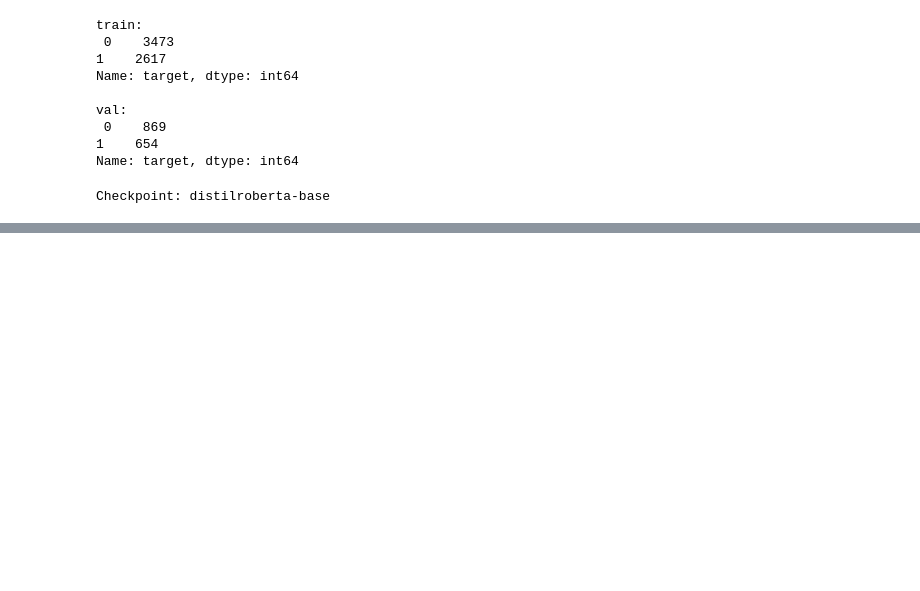
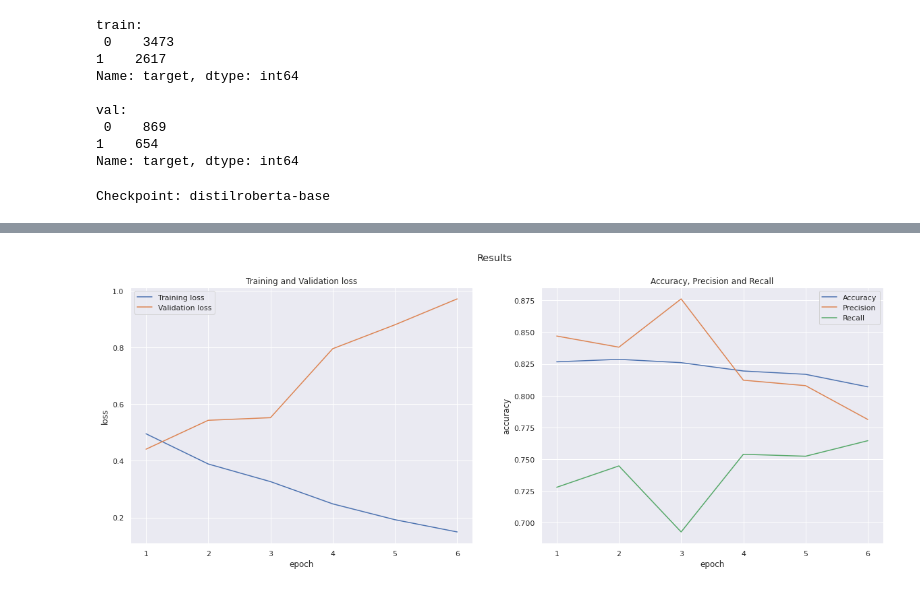
Before and after one commit to EricJohanssoon/disaster_tweets, a Jupyter notebook: disaster_tweets.ipynb, the cells around one changed output, grey strips where cells are left out. Cells and saved outputs as stored; diff of their text form; code cells hidden in the pictures; blank space fills up the shorter version.

Commit message:
Trained and made inference

```diff
--- a/disaster_tweets.ipynb
+++ b/disaster_tweets.ipynb
@@ -116,11 +118,11 @@ model = AutoModelForSequenceClassification.from_pretrained(
 
 # hyperparams
 training_args = TrainingArguments(
-    output_dir="junk_filter_model_1",
+    output_dir="disaster_model_1",
     evaluation_strategy="epoch",
     logging_strategy="epoch",
     save_strategy="epoch",
-    num_train_epochs=2,
+    num_train_epochs=6,
     #learning_rate=5e-6, # set to 5e-6 for roberta-large to avoid local optimum
     load_best_model_at_end=True,
     metric_for_best_model='precision',
@@ -175,0 +282,9 @@ KeyboardInterrupt:
+# %%
+#Retrieving history
+history = trainer.state.log_history.copy()
+
+df_history = history_to_df(history)
+
+#Printing lowest evaluation loss
+print(f"Highest precision at: {df_history['precision'].max():.4f} at epoch {np.argmax(df_history['precision'])}")
+df_history
@@ -175,0 +300,18 @@ KeyboardInterrupt:
+# %%
+# visualization of training history
+sns.set_theme(style="darkgrid")
+
+fig, axes = plt.subplots(1, 2, sharex=True, figsize=(20,7))
+fig.suptitle('Results')
+
+sns.lineplot(ax=axes[0], x=df_history['epoch'], y=df_history['loss'], label='Training loss')
+sns.lineplot(ax=axes[0], x=df_history['epoch'], y=df_history['eval_loss'], label='Validation loss')
+axes[0].set_title('Training and Validation loss')
+
+
+sns.lineplot(ax=axes[1], x=df_history['epoch'], y=df_history['accuracy'], label='Accuracy')
+sns.lineplot(ax=axes[1], x=df_history['epoch'], y=df_history['precision'], label='Precision')
+sns.lineplot(ax=axes[1], x=df_history['epoch'], y=df_history['recall'], label='Recall')
+axes[1].set_title('Accuracy, Precision and Recall');
+# %% [output]
+[figure, added]
```
Also changed, not shown: parts of 17 cells of this notebook, 1 other file.
